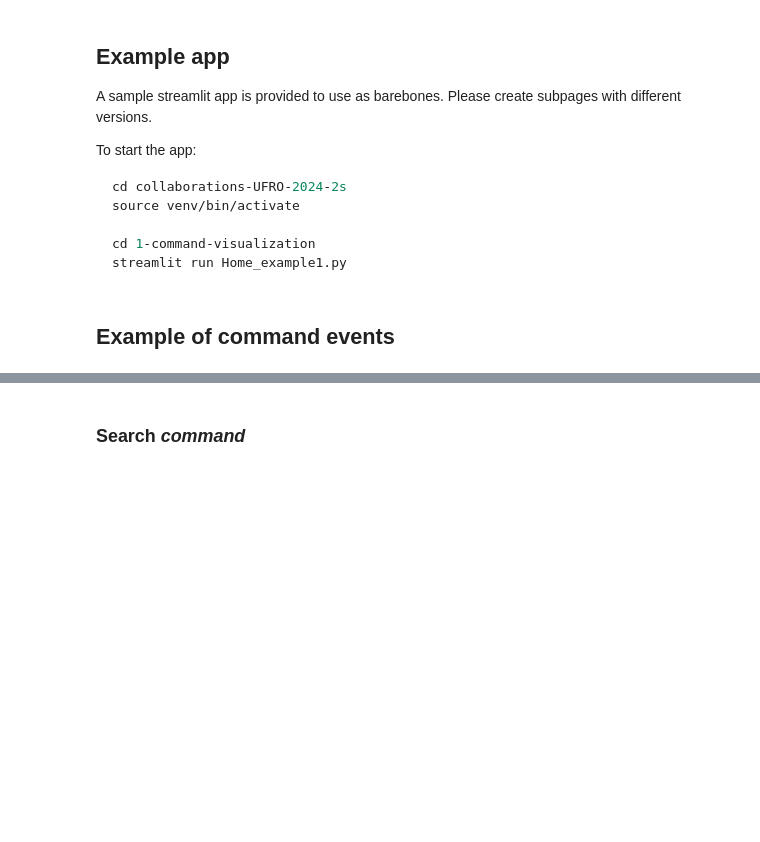
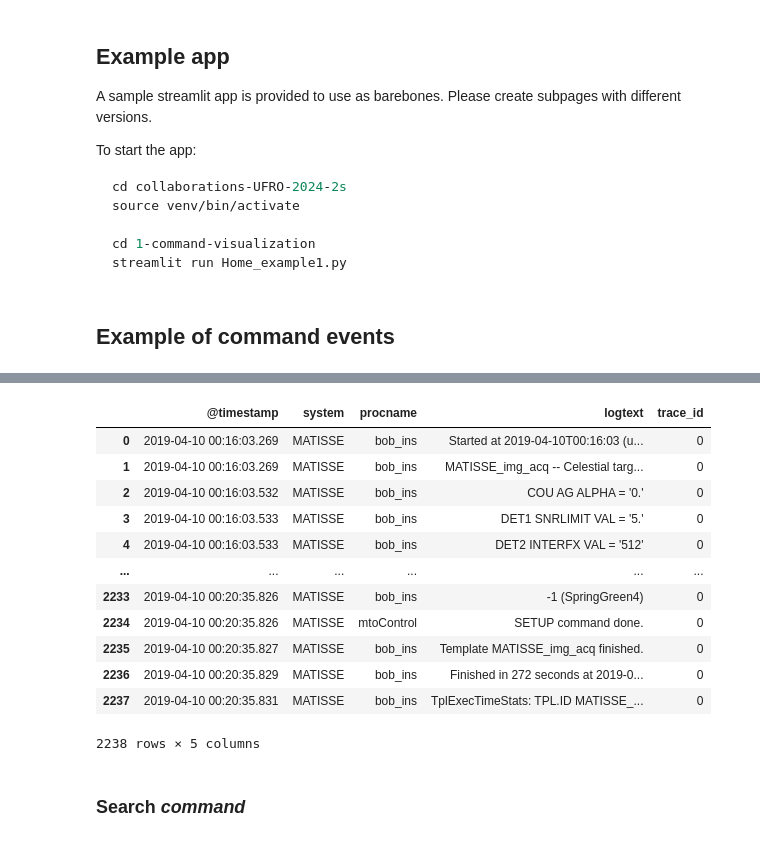
Before and after one commit to paranal-sw/collaborations-UFRO-2024-2s, a Jupyter notebook: 1-command-visualization/task_description.ipynb, the cells around one changed output, grey strips where cells are left out. Cells and saved outputs as stored; diff of their text form; code cells hidden in the pictures; blank space fills up the shorter version.

```diff
--- a/1-command-visualization/task_description.ipynb
+++ b/1-command-visualization/task_description.ipynb
@@ -113,6 +144,22 @@ Name: count, dtype: int64
 # %%
 df_trace = load_trace("MATISSE", "1d", 0)
 df_trace = df_trace[['@timestamp', 'system', 'procname', 'logtext', 'trace_id']]
+# %%
+df_trace
+# %% [output]
+|  | @timestamp | system | procname | logtext | trace_id |
+| 0 | 2019-04-10 00:16:03.269 | MATISSE | bob_ins | Started at 2019-04-10T00:16:03 (u... | 0 |
+| 1 | 2019-04-10 00:16:03.269 | MATISSE | bob_ins | MATISSE_img_acq -- Celestial targ... | 0 |
+| 2 | 2019-04-10 00:16:03.532 | MATISSE | bob_ins | COU AG ALPHA = '0.' | 0 |
+| 3 | 2019-04-10 00:16:03.533 | MATISSE | bob_ins | DET1 SNRLIMIT VAL = '5.' | 0 |
+| 4 | 2019-04-10 00:16:03.533 | MATISSE | bob_ins | DET2 INTERFX VAL = '512' | 0 |
+| ... | ... | ... | ... | ... | ... |
+| 2233 | 2019-04-10 00:20:35.826 | MATISSE | bob_ins | -1 (SpringGreen4) | 0 |
+| 2234 | 2019-04-10 00:20:35.826 | MATISSE | mtoControl | SETUP command done. | 0 |
+| 2235 | 2019-04-10 00:20:35.827 | MATISSE | bob_ins | Template MATISSE_img_acq finished. | 0 |
+| 2236 | 2019-04-10 00:20:35.829 | MATISSE | bob_ins | Finished in 272 seconds at 2019-0... | 0 |
+| 2237 | 2019-04-10 00:20:35.831 | MATISSE | bob_ins | TplExecTimeStats: TPL.ID MATISSE_... | 0 |
+2238 rows × 5 columns
 # %% [markdown]
 ### Search *command*
 # %%
```
Also changed, not shown: parts of 7 cells of this notebook, 7 other files.
